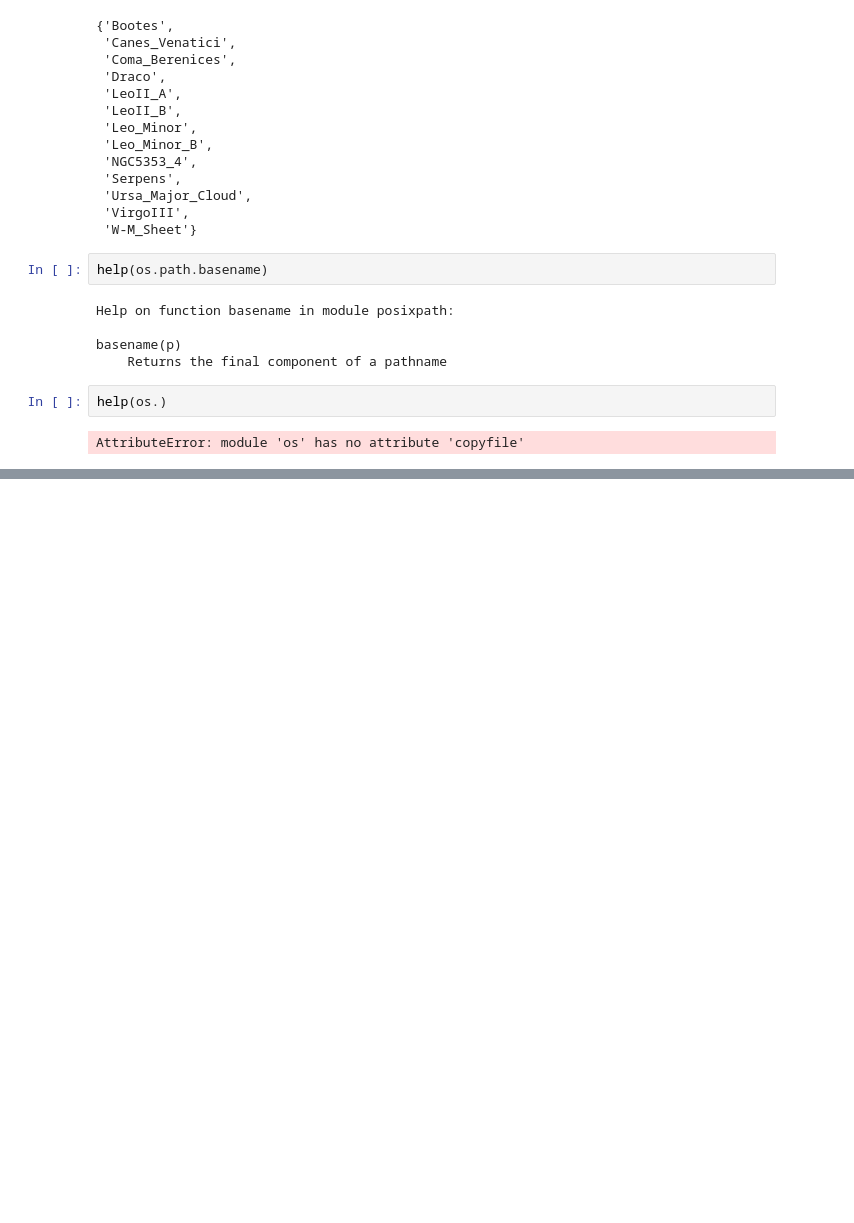
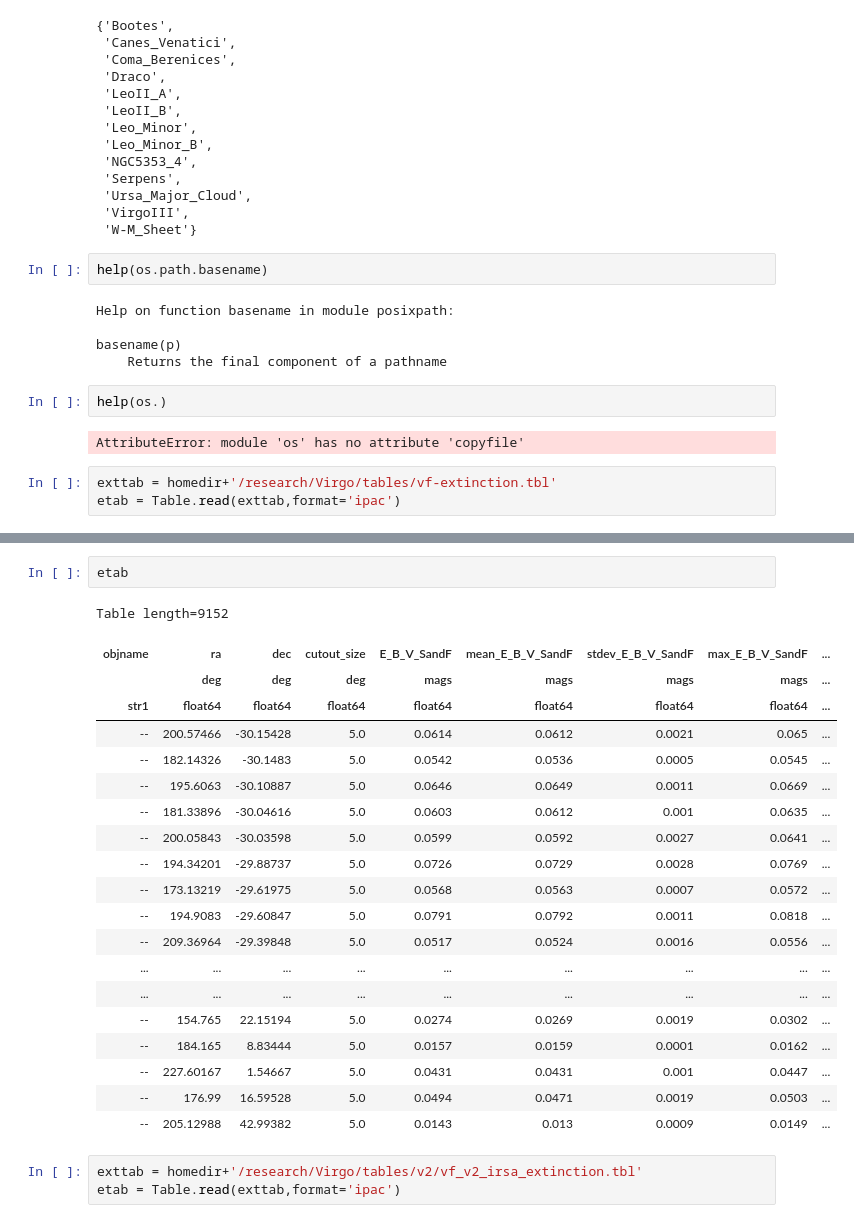
Before and after one commit to rfinn/Virgo, a Jupyter notebook: notebooks/making_tables_v2.ipynb, the cells around one changed output, grey strips where cells are left out. Cells and saved outputs as stored; diff of their text form; blank space fills up the shorter version.

```diff
--- a/notebooks/making_tables_v2.ipynb
+++ b/notebooks/making_tables_v2.ipynb
@@ -161,3 +179,6 @@ basename(p)
 help(os.)
 # %% [output]
 AttributeError: module 'os' has no attribute 'copyfile'
+# %%
+exttab = homedir+'/research/Virgo/tables/vf-extinction.tbl'
+etab = Table.read(exttab,format='ipac')
@@ -163,0 +205,26 @@ AttributeError: module 'os' has no attribute 'copyfile'
+# %%
+etab
+# %% [output]
+Table length=9152
+| objname | ra | dec | cutout_size | E_B_V_SandF | mean_E_B_V_SandF | stdev_E_B_V_SandF | max_E_B_V_SandF | ... |
+|  | deg | deg | deg | mags | mags | mags | mags | ... |
+| str1 | float64 | float64 | float64 | float64 | float64 | float64 | float64 | ... |
+| -- | 200.57466 | -30.15428 | 5.0 | 0.0614 | 0.0612 | 0.0021 | 0.065 | ... |
+| -- | 182.14326 | -30.1483 | 5.0 | 0.0542 | 0.0536 | 0.0005 | 0.0545 | ... |
+| -- | 195.6063 | -30.10887 | 5.0 | 0.0646 | 0.0649 | 0.0011 | 0.0669 | ... |
+| -- | 181.33896 | -30.04616 | 5.0 | 0.0603 | 0.0612 | 0.001 | 0.0635 | ... |
+| -- | 200.05843 | -30.03598 | 5.0 | 0.0599 | 0.0592 | 0.0027 | 0.0641 | ... |
+| -- | 194.34201 | -29.88737 | 5.0 | 0.0726 | 0.0729 | 0.0028 | 0.0769 | ... |
+| -- | 173.13219 | -29.61975 | 5.0 | 0.0568 | 0.0563 | 0.0007 | 0.0572 | ... |
+| -- | 194.9083 | -29.60847 | 5.0 | 0.0791 | 0.0792 | 0.0011 | 0.0818 | ... |
+| -- | 209.36964 | -29.39848 | 5.0 | 0.0517 | 0.0524 | 0.0016 | 0.0556 | ... |
+| ... | ... | ... | ... | ... | ... | ... | ... | ... |
+| ... | ... | ... | ... | ... | ... | ... | ... | ... |
+| -- | 154.765 | 22.15194 | 5.0 | 0.0274 | 0.0269 | 0.0019 | 0.0302 | ... |
+| -- | 184.165 | 8.83444 | 5.0 | 0.0157 | 0.0159 | 0.0001 | 0.0162 | ... |
+| -- | 227.60167 | 1.54667 | 5.0 | 0.0431 | 0.0431 | 0.001 | 0.0447 | ... |
+| -- | 176.99 | 16.59528 | 5.0 | 0.0494 | 0.0471 | 0.0019 | 0.0503 | ... |
+| -- | 205.12988 | 42.99382 | 5.0 | 0.0143 | 0.013 | 0.0009 | 0.0149 | ... |
+# %%
+exttab = homedir+'/research/Virgo/tables/v2/vf_v2_irsa_extinction.tbl'
+etab = Table.read(exttab,format='ipac')
```
Also changed, not shown: parts of 5 cells of this notebook, 2 other files.
